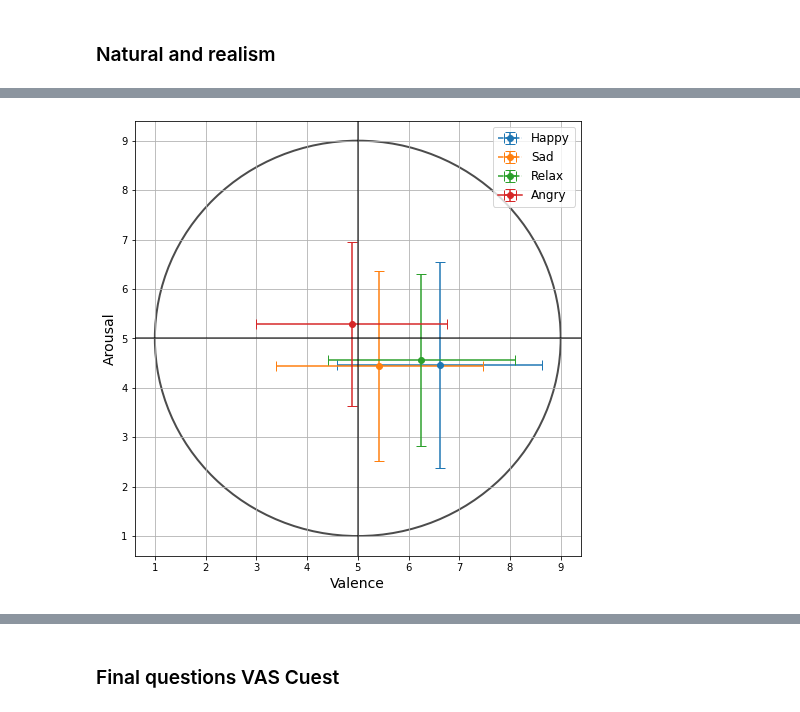
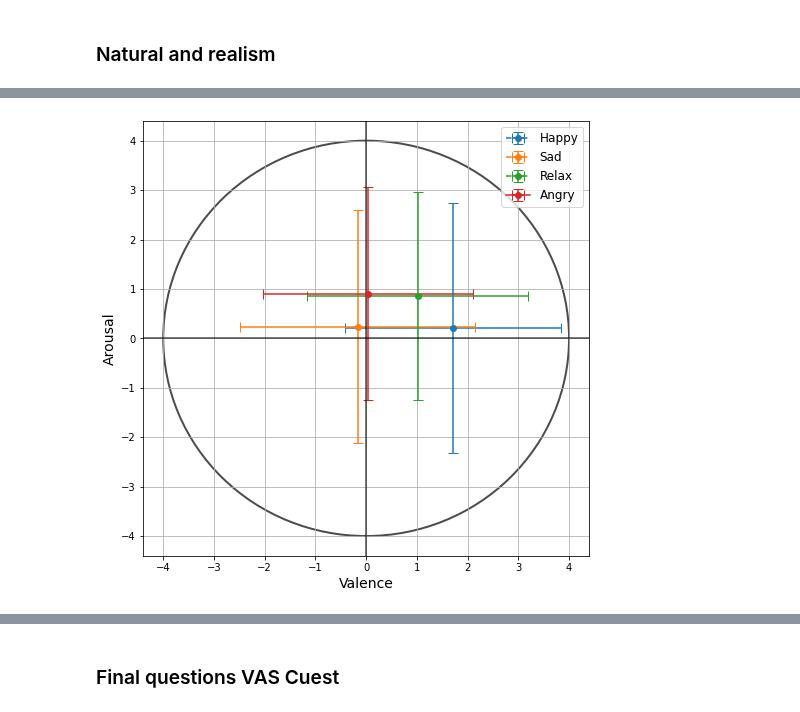
Before and after one commit to ASAPLableni/LableniBot, a Jupyter notebook: DataAnalysis/AnalysisQuest.ipynb, the cells around one changed output, grey strips where cells are left out. Saved outputs shown, nothing was run; the diff lists cells and outputs as text; code cells hidden in the pictures.

```diff
--- a/DataAnalysis/AnalysisQuest.ipynb
+++ b/DataAnalysis/AnalysisQuest.ipynb
@@ -559,0 +608,11 @@ for i_pers, pers in enumerate(personality_cuest_list):
+# %%
+df_phq9["TotalSum"] = np.nansum(df_phq9[cols_to_sum], axis=1)
+# %%
+phq9_th_depress = 5
+# %%
+all_users_no_depress = df_phq9[df_phq9["TotalSum"] < phq9_th_depress]["Usuario"].values
+subj_no_depress_list = [
+    subj for subj in all_users_no_depress if isinstance(subj, str) and "CB" in subj and not "P" in subj
+]
+print("Num of subjects", len(subj_no_depress_list))
+subj_no_depress_list
@@ -602,0 +695,5 @@ P-value nan with significance ***
+# %%
+def rescale_feature(array, min_sc=-4, max_sc=4):
+    num = max_sc * ( array-np.min(array) ) + min_sc * ( np.max(array) - array)
+    den = np.max(array)-np.min(array)
+    return num/den
@@ -603,42 +786,79 @@ P-value nan with significance ***
 # %%
 # #######################
 # ### SAM for Subject ###
 # #######################
 
-circle2 = plt.Circle((5, 5), 4, color='black', fill=False, linewidth=2, alpha=0.7)
+circle2 = plt.Circle((0, 0), 4, color='black', fill=False, linewidth=2, alpha=0.7)
 
 fig, ax = plt.subplots(figsize=(8, 8)) # note we must use plt.subplots, not plt.subplot
 # (or if you have an existing figure)
 # fig = plt.gcf()
 # ax = fig.gca()
 
-plt.errorbar(df_happy["Question3"].mean(), df_happy["Question4"].mean(),
-             xerr=df_happy["Question3"].std(), yerr=df_happy["Question4"].std(),
+plt.errorbar(rescale_feature(df_happy["Question3"]).mean(),
+             rescale_feature(df_happy["Question4"]).mean(),
+             xerr=rescale_feature(df_happy["Question3"]).std(),
+             yerr=rescale_feature(df_happy["Question4"]).std(),
              marker='o', capsize=5, linestyle="--", label="Happy")
 
-plt.errorbar(df_sad["Question3"].mean(), df_sad["Question4"].mean(),
-             xerr=df_sad["Question3"].std(), yerr=df_sad["Question4"].std(),
+plt.errorbar(rescale_feature(df_sad["Question3"]).mean(),
+             rescale_feature(df_sad["Question4"]).mean(),
+             xerr=rescale_feature(df_sad["Question3"]).std(),
+             yerr=rescale_feature(df_sad["Question4"]).std(),
              marker='o', capsize=5, linestyle="--", label="Sad")
 
-plt.errorbar(df_relax["Question3"].mean(), df_relax["Question4"].mean(),
-             xerr=df_relax["Question3"].std(), yerr=df_relax["Question4"].std(),
+plt.errorbar(rescale_feature(df_relax["Question3"]).mean(),
+             rescale_feature(df_relax["Question4"]).mean(),
+             xerr=rescale_feature(df_relax["Question3"]).std(),
+             yerr=rescale_feature(df_relax["Question4"]).std(),
              marker='o', capsize=5, linestyle="--", label="Relax")
 
-plt.errorbar(df_angry["Question3"].mean(), df_angry["Question4"].mean(),
-             xerr=df_angry["Question3"].std(), yerr=df_angry["Question4"].std(),
+plt.errorbar(rescale_feature(df_angry["Question3"]).mean(),
+             rescale_feature(df_angry["Question4"]).mean(),
+             xerr=rescale_feature(df_angry["Question3"]).std(),
+             yerr=rescale_feature(df_angry["Question4"]).std(),
              marker='o', capsize=5, label="Angry")
 
 ax.add_patch(circle2)
 
-plt.axvline(5, c="black", alpha=0.7)
-plt.axhline(5, c="black", alpha=0.7)
+plt.axvline(0, c="black", alpha=0.7)
+plt.axhline(0, c="black", alpha=0.7)
 plt.grid()
 
 plt.legend(fontsize=12)
 plt.xlabel("Valence", fontsize=14)
 plt.ylabel("Arousal", fontsize=14)
 
 plt.savefig("Results/Images/SAMSubject.pdf", dpi=300, format="pdf")
 plt.show()
+
+personality_list = ["Angry", "Happy", "Sad", "Relax"]
+
+results_subject_list = []
+for i_p1, p1 in enumerate(personality_list[:-1]):
+    for p2 in personality_list[(i_p1+1):]:
+        # print("Personality", p1, p2)
+
+        x1 = rescale_feature(df_all_cuest[df_all_cuest["Personality"] == p1]["Question3"]).dropna()
+        x2 = rescale_feature(df_all_cuest[df_all_cuest["Personality"] == p2]["Question3"]).dropna()
+
+        _, p_value_valencia = sp.stats.mannwhitneyu(x1, x2)
+
+        x1 = rescale_feature(df_all_cuest[df_all_cuest["Personality"] == p1]["Question4"]).dropna()
+        x2 = rescale_feature(df_all_cuest[df_all_cuest["Personality"] == p2]["Question4"]).dropna()
+
+        _, p_value_arousal = sp.stats.mannwhitneyu(x1, x2)
+
+        results_subject_list.append({
+            "Personality 1": p1,
+            "Personality 2": p2,
+            "NumSamples": len(x1),
+            "Valencia p-value": p_value_valencia,
+            "Valencia p-value sig": aute.get_p_string(p_value_valencia),
+            "Arousal p-value": p_value_arousal,
+            "Arousal p-value sig": aute.get_p_string(p_value_arousal),
+        })
+
+pd.DataFrame(results_subject_list)
 # %% [output]
-[figure, old version]
+[figure, new version]
```
Also changed, not shown: parts of 19 cells of this notebook.
